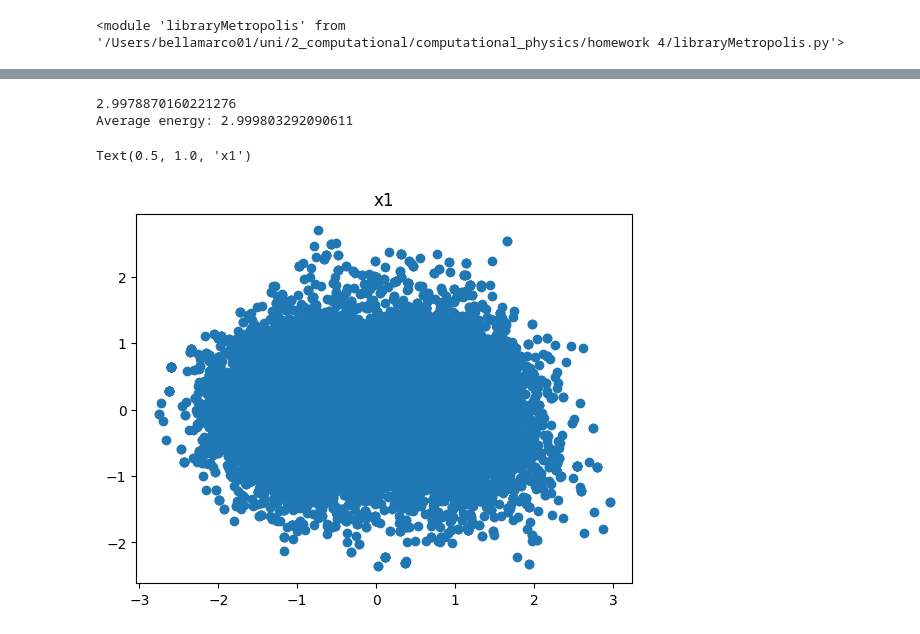
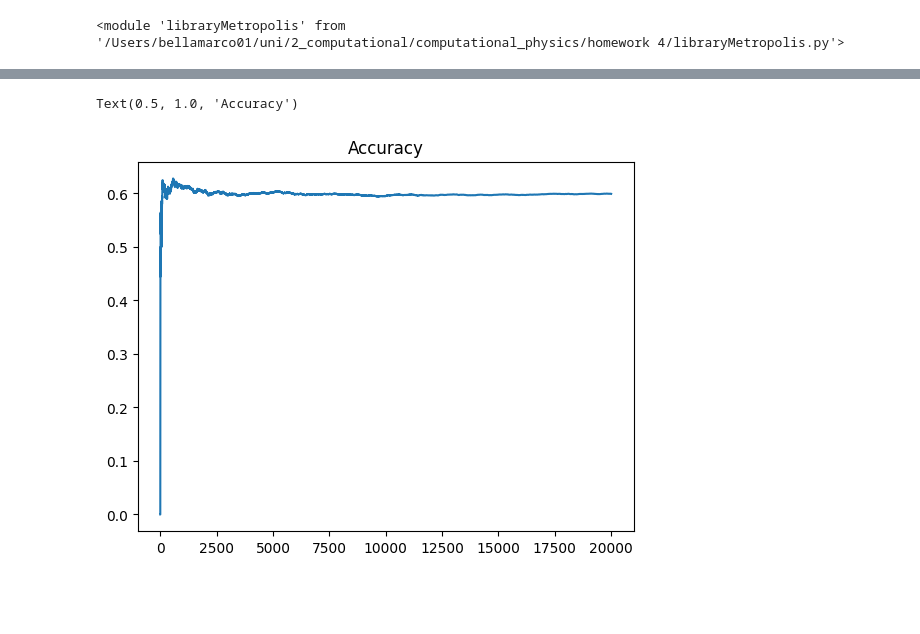
Before and after one commit to marcobeIIa/computational_physics, a Jupyter notebook: homework 4/Metroplois.ipynb, the cells around one changed output, grey strips where cells are left out. Cells and saved outputs as stored; diff of their text form; code cells hidden in the pictures; blank space fills up the shorter version.

```diff
--- a/homework 4/Metroplois.ipynb
+++ b/homework 4/Metroplois.ipynb
@@ -63,21 +207,22 @@ def potential_energy(omega,R):
 # %%
-delta = delta_choice(N, N_up, R, sigma, b_par, b_orth, delta, counter, acc,N_delta,jj)
+delta = delta_choice(N, N_up,R, sigma, b_par, b_anti, delta, counter, acc,N_delta,jj)
 
 for i in range(moves):
-    R,acc, counter = Metropolis(N, N_up, R, sigma, b_par, b_orth, delta, counter, acc ,jj)
-    Kin = kinetic_energy_integrand(N,N_up,R,sigma,b_par,b_orth,omega,use_chi=True)
-    Kin2 = kinetic_energy_integrand_2(N,N_up,R,sigma,b_par,b_orth,omega,use_chi=True)
+    R,acc, counter = Metropolis(N, N_up, R, sigma, b_par, b_anti, delta, counter, acc ,jj)
+    Kin = kinetic_energy_integrand(N,N_up,R,sigma,b_par,b_anti,omega,use_chi=True)
+    Kin2 = kinetic_energy_integrand_2(N,N_up,R,sigma,b_par,b_anti,omega,use_chi=True)
     pot_en = potential_energy(omega,R)
-    x1.append(R[0][0])
-    y1.append(R[0][1])
+
 
     if i>=Neq:
-        kinetic_energy1.append(Kin)
-        potential.append(pot_en)
-        kinetic_energy2.append(Kin2)
-     #   energy += (Kin+pot_en)
-        energy += (Kin2+pot_en)
-        E_tot2.append((1/(i-Neq+1))*(energy))
+        kinen1+=Kin
+        kinen2+=Kin2
+        energy += (Kin+pot_en)
+        energy2 += (Kin2+pot_en)
+        E_tot.append((1/(i-Neq+1))*(energy))
+        E_tot2.append((1/(i-Neq+1))*(energy2))
+        kinetic_energy1.append((1/(i-Neq+1))*(kinen1))
+        kinetic_energy2.append((1/(i-Neq+1))*(kinen2))
 
     acc_list.append(acc/counter)
 
@@ -117,14 +233,6 @@ Text(0.5, 1.0, 'Total energy')
-# %%
-print(E_tot2[moves-Neq-1])
-average_E = np.mean(E_tot2)
-print(f'Average energy: {average_E}')
-
-
-
-plt.scatter(x1,y1)
-plt.title('x1')
-# %% [output]
-2.9978870160221276
-Average energy: 2.999803292090611
-Text(0.5, 1.0, 'x1')
-[figure, removed]
+# %%
+plt.plot(acc_list)
+plt.title('Accuracy')
+# %% [output]
+Text(0.5, 1.0, 'Accuracy')
+[figure, added]
```
Also changed, not shown: parts of 35 cells of this notebook, 4 other files.
